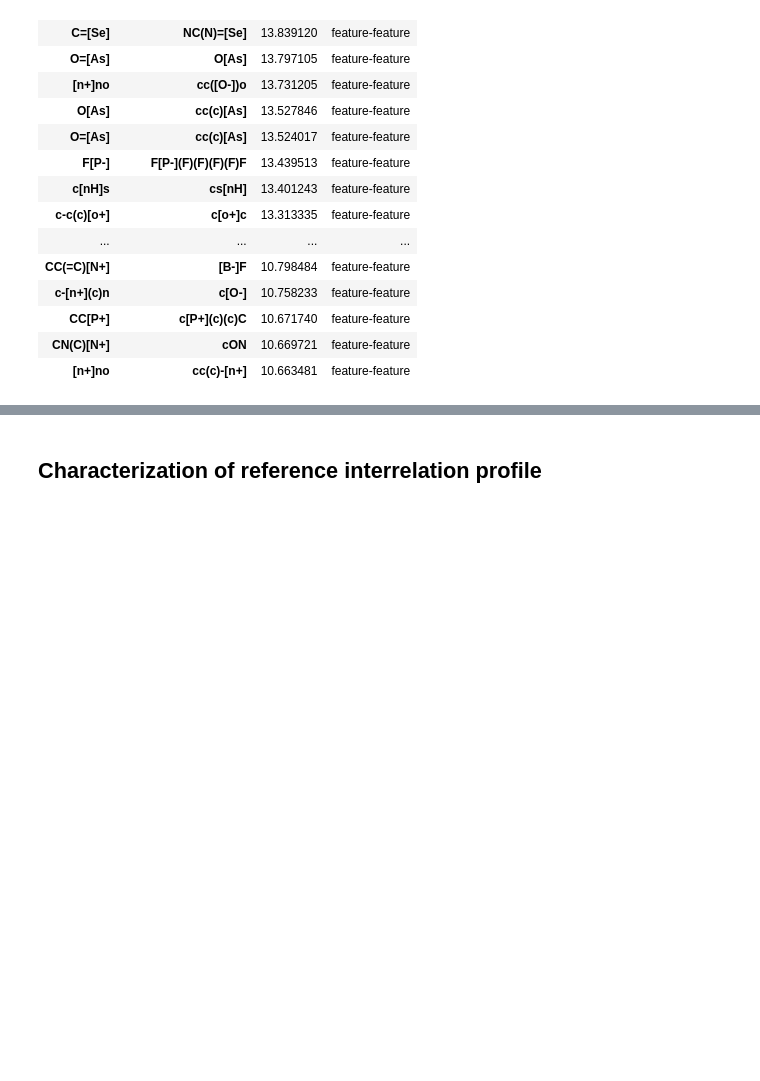
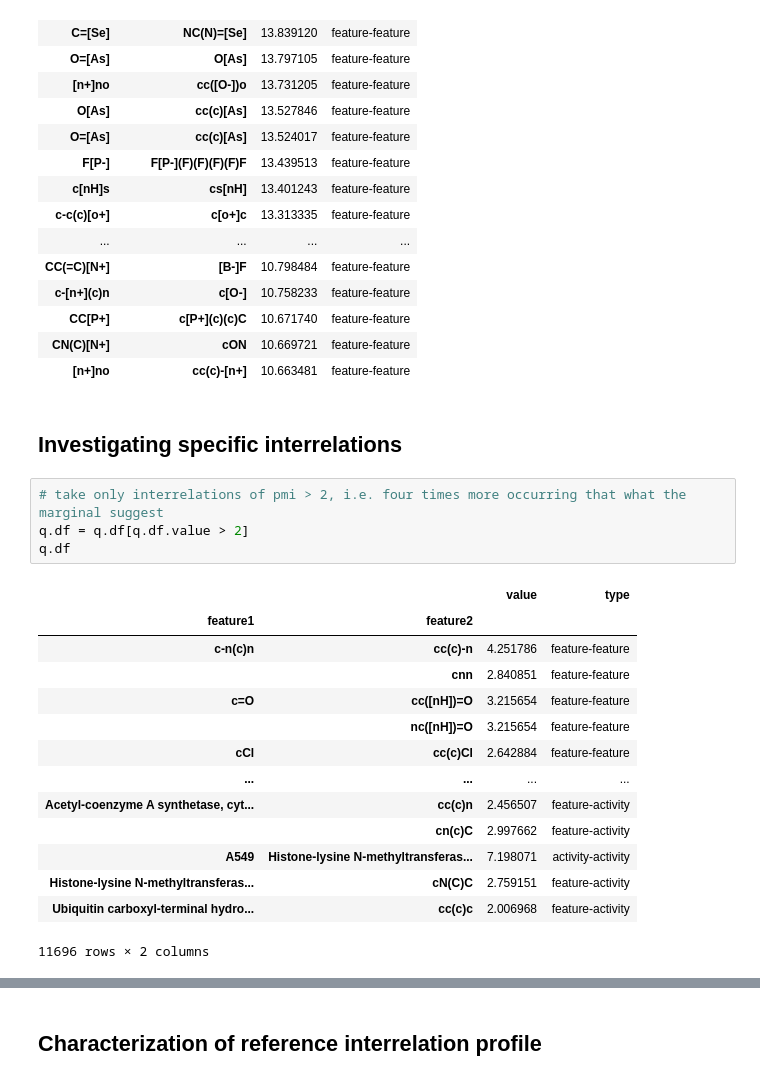
Before and after one commit to cmeloi/fip3, a Jupyter notebook: docs/cookbook/basic_interrelation_analysis.ipynb, the cells around one changed output, grey strips where cells are left out. Saved outputs shown, nothing was run; the diff lists cells and outputs as text; blank space fills up the shorter version.

```diff
--- a/docs/cookbook/basic_interrelation_analysis.ipynb
+++ b/docs/cookbook/basic_interrelation_analysis.ipynb
@@ -569,3 +571,24 @@ with pd.option_context('display.max_rows', None, 'display.max_columns', None):
 | CC[P+] | c[P+](c)(c)C | 10.671740 | feature-feature |
 | CN(C)[N+] | cON | 10.669721 | feature-feature |
 | [n+]no | cc(c)-[n+] | 10.663481 | feature-feature |
+# %% [markdown]
+## Investigating specific interrelations
+# %%
+# take only interrelations of pmi > 2, i.e. four times more occurring that what the marginal suggest
+q.df = q.df[q.df.value > 2]
+q.df
+# %% [output]
+|  |  | value | type |
+| feature1 | feature2 |  |  |
+| c-n(c)n | cc(c)-n | 4.251786 | feature-feature |
+|  | cnn | 2.840851 | feature-feature |
+| c=O | cc([nH])=O | 3.215654 | feature-feature |
+|  | nc([nH])=O | 3.215654 | feature-feature |
+| cCl | cc(c)Cl | 2.642884 | feature-feature |
+| ... | ... | ... | ... |
+| Acetyl-coenzyme A synthetase, cyt... | cc(c)n | 2.456507 | feature-activity |
+|  | cn(c)C | 2.997662 | feature-activity |
+| A549 | Histone-lysine N-methyltransferas... | 7.198071 | activity-activity |
+| Histone-lysine N-methyltransferas... | cN(C)C | 2.759151 | feature-activity |
+| Ubiquitin carboxyl-terminal hydro... | cc(c)c | 2.006968 | feature-activity |
+11696 rows × 2 columns
```
Also changed, not shown: parts of 7 cells of this notebook.
